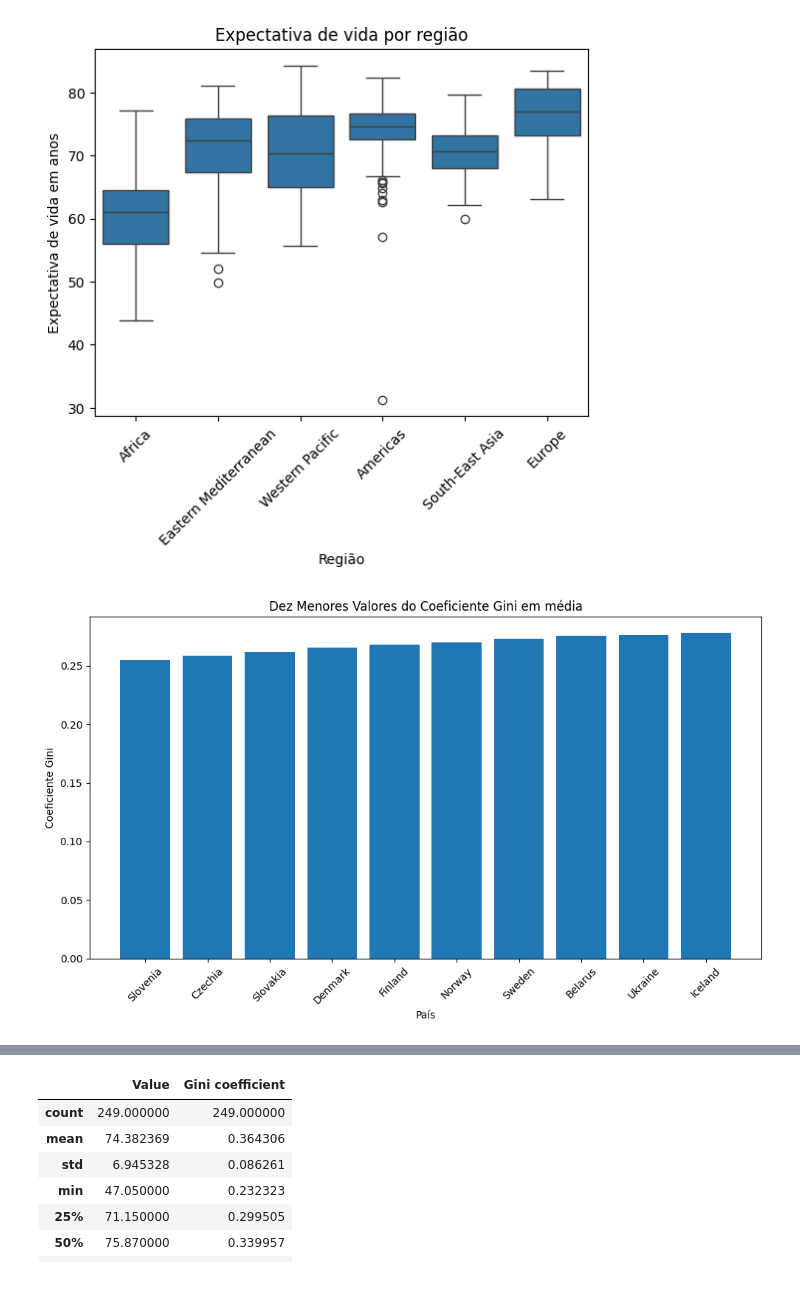
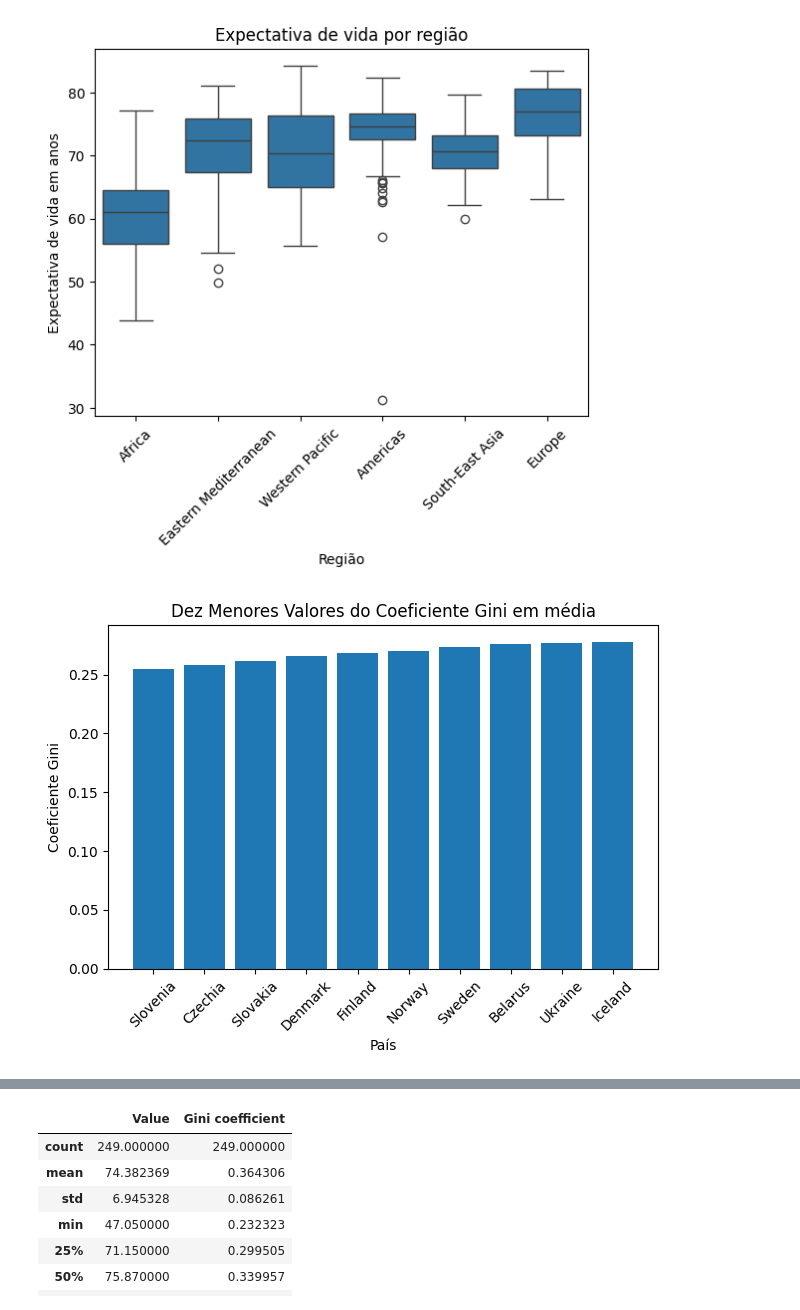
Before and after one commit to marcelomrad/Trabalho_Final_ICD, a Jupyter notebook: aspectosEconomicos.ipynb, the cells around one changed output, grey strips where cells are left out. Cells and saved outputs as stored; diff of their text form; code cells hidden in the pictures.

Commit message:
atualizando tamanho das imagens

```diff
--- a/aspectosEconomicos.ipynb
+++ b/aspectosEconomicos.ipynb
@@ -218,24 +218,23 @@ plt.show()
 # %%
 # df_gini_2019 = df_gini.query("Year == '2019'")
 
 df_gini_ordenado = mean_gini_by_country.sort_values(by='Mean Gini Coefficient').reset_index().drop(columns="index", axis=1)
 
 cinco_menores_valores = df_gini_ordenado.head(10)
 
-plt.figure(figsize=(10, 6))
 plt.bar(cinco_menores_valores['Country'], cinco_menores_valores['Mean Gini Coefficient'])
 plt.xlabel('País')
 plt.ylabel('Coeficiente Gini')
 plt.title('Dez Menores Valores do Coeficiente Gini em média')
 
 # Rotacionar os rótulos do eixo x para facilitar a leitura (opcional)
 plt.xticks(rotation=45)
 
 # Exibir o gráfico
 plt.tight_layout()
 plt.show()
 # %% [output]
-[figure, old version]
+[figure, new version]
 # %%
 df_pib_ordenado = mean_pib_by_country.sort_values(by='Mean PIB', ascending=False)
 
```
Also changed, not shown: parts of 3 cells of this notebook.
